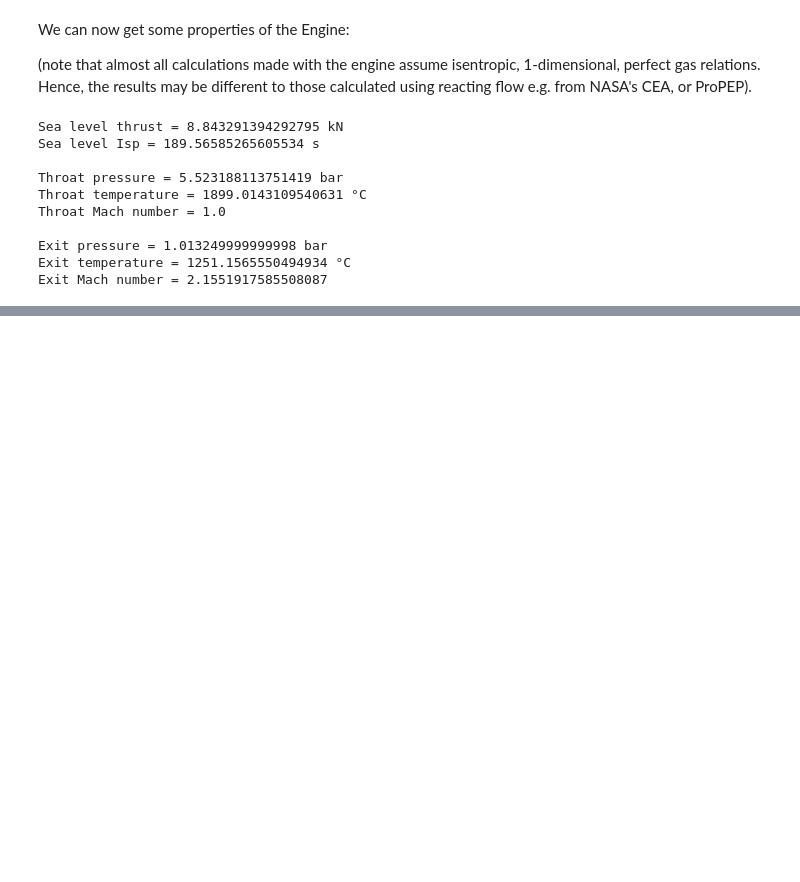
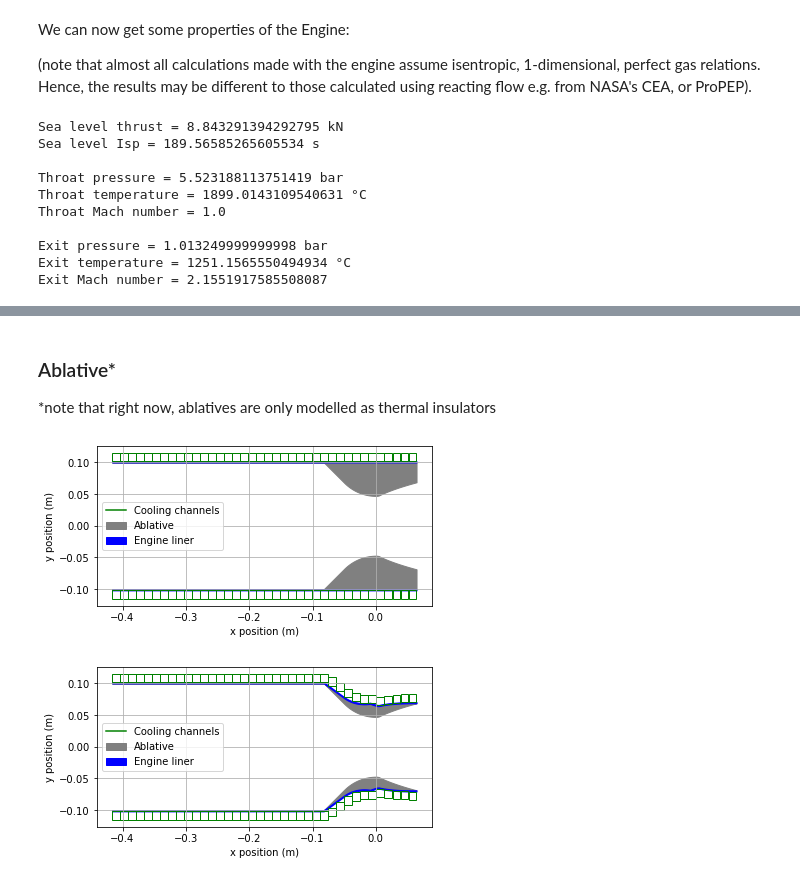
Before and after one commit to cuspaceflight/bamboo, a Jupyter notebook: Introduction to Bamboo.ipynb, the cells around one changed output, grey strips where cells are left out. Saved outputs shown, nothing was run; the diff lists cells and outputs as text; code cells hidden in the pictures; blank space fills up the shorter version.

```diff
--- a/Introduction to Bamboo.ipynb
+++ b/Introduction to Bamboo.ipynb
@@ -116,0 +199,36 @@ Exit Mach number = 2.1551917585508087
+# %% [markdown]
+### Ablative*
+*note that right now, ablatives are only modelled as thermal insulators
+# %%
+#Choose the material properties for our ablative
+ablative_material = bam.materials.Graphite
+
+#Note the 'regression_rate' value doesn't affect anything right now
+#By default the program will use an ablative along the whole engine,
+#and will fill up the gap between the nozzle contour and chamber radius with ablative
+engine.add_ablative(ablative_material,
+                    wall_material,
+                    regression_rate = 0.0033e-3)
+
+engine.plot_geometry()
+
+#We can also specify the thickness (which can be variable, just like for Engine.add_geometry()),
+#and the range of x values over which we want the ablative to be present
+
+#In this example we make the ablative only present in the nozzle, and make it thickest around the middle.
+engine.add_ablative(ablative_material,
+                    wall_material,
+                    regression_rate = 0.0033e-3,
+                    xs = [engine.geometry.x_chamber_end, engine.geometry.x_max],
+                    ablative_thickness = [0.0, 0.02, 0.0])
+
+engine.plot_geometry()
+plt.show()
+
+#(Replace the ablative with the 1st version - this is the one we'll analyse later)
+engine.add_ablative(ablative_material,
+                    wall_material,
+                    regression_rate = 0.0033e-3)
+# %% [output]
+[figure, added]
+[figure, added]
```
Also changed, not shown: parts of 18 cells of this notebook, 12 other files.
